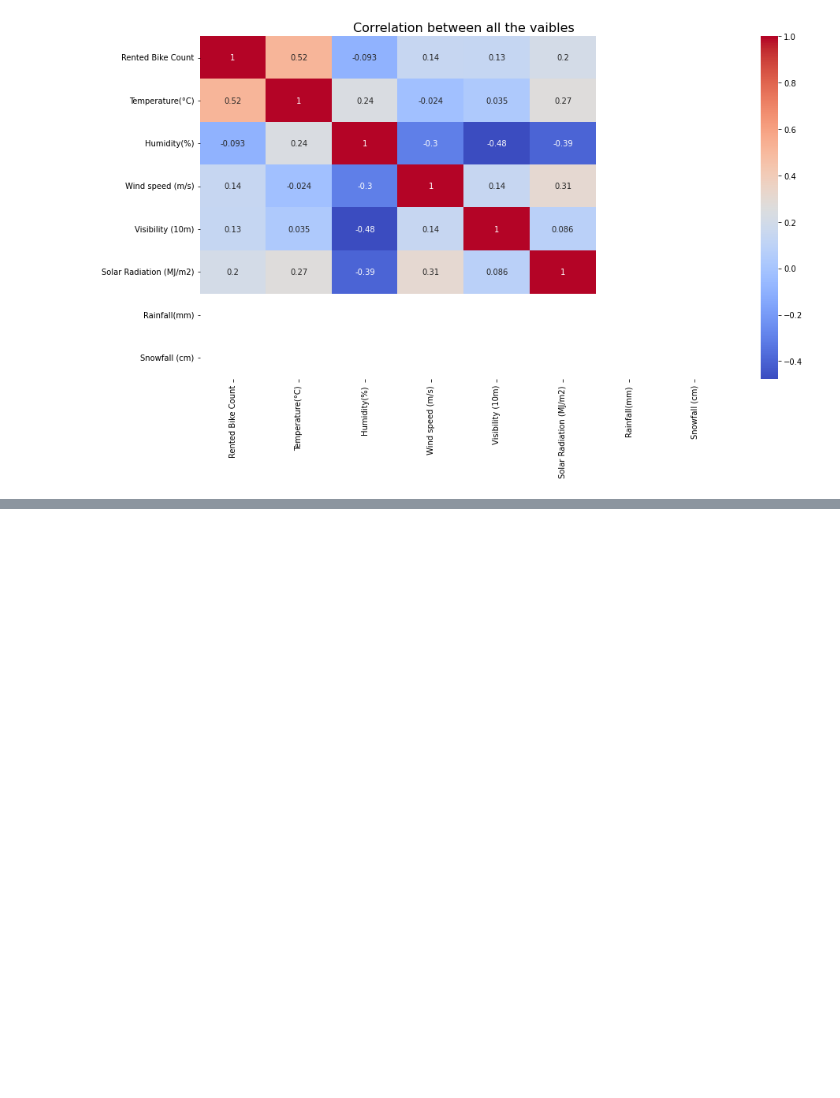
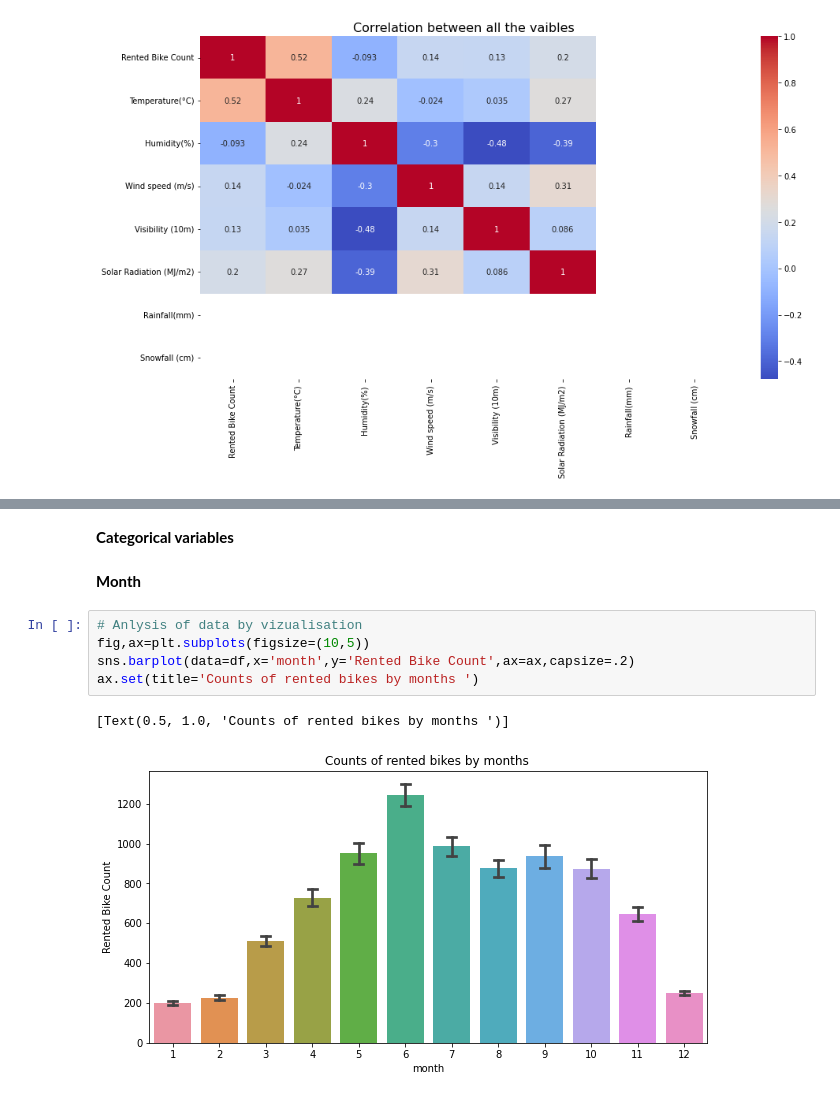
Before and after one commit to abhashjain9/Bike-Sharing-Demand-Prediction, a Jupyter notebook: Bike_Sharing_Demand_Prediction_Capstone_Project.ipynb, the cells around one changed output, grey strips where cells are left out. Drawn from its saved outputs; the diff is of its cells as text; blank space fills up the shorter version.

```diff
--- a/Bike_Sharing_Demand_Prediction_Capstone_Project.ipynb
+++ b/Bike_Sharing_Demand_Prediction_Capstone_Project.ipynb
@@ -349,0 +353,12 @@ plt.show()
+# %% [markdown]
+**Categorical variables**
+# %% [markdown]
+**Month**
+# %%
+# Anlysis of data by vizualisation
+fig,ax=plt.subplots(figsize=(10,5))
+sns.barplot(data=df,x='month',y='Rented Bike Count',ax=ax,capsize=.2)
+ax.set(title='Counts of rented bikes by months ')
+# %% [output]
+[Text(0.5, 1.0, 'Counts of rented bikes by months ')]
+[figure, added]
```
Also changed, not shown: parts of 32 cells of this notebook.
